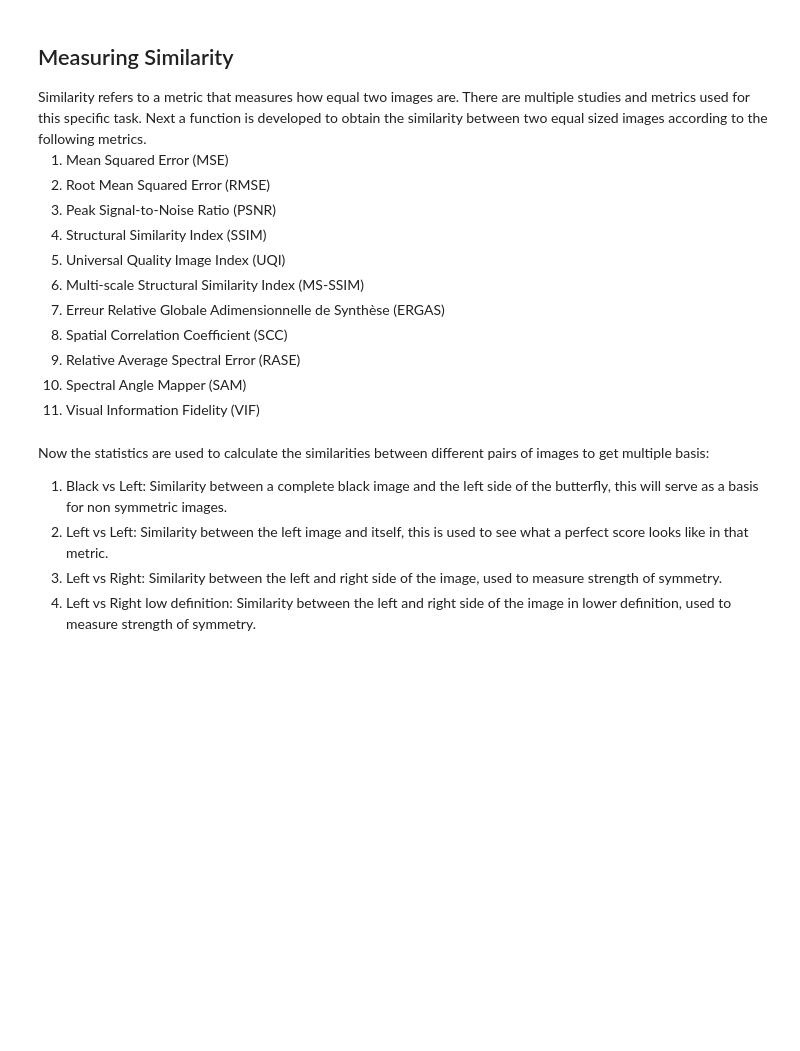
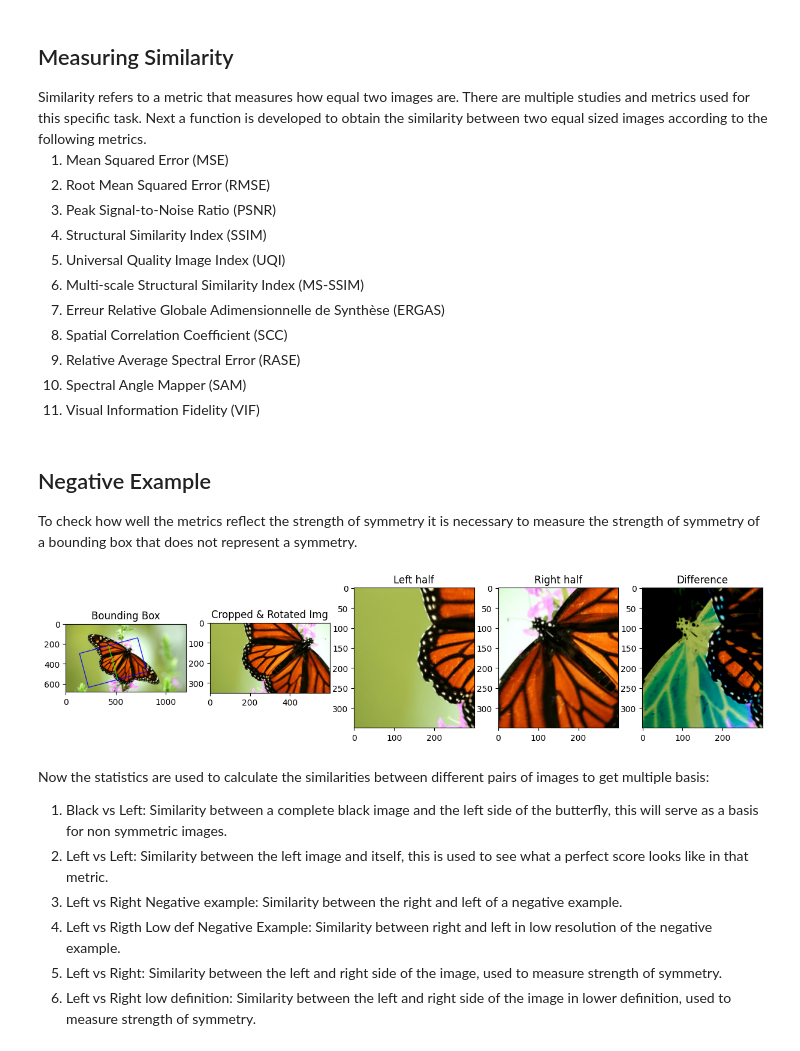
Before and after one commit to GMuradas99/Strength-Of-Symmetry, a Jupyter notebook: symmetry-strength.ipynb, the cells around one changed output. Drawn from its saved outputs; the diff is of its cells as text; code cells hidden in the pictures; blank space fills up the shorter version.

Commit message:
Added Negative example.

```diff
--- a/symmetry-strength.ipynb
+++ b/symmetry-strength.ipynb
@@ -188,9 +188,68 @@ def getMetrics(title, img1, img2):
     }, index=[title])
 
     return result
+# %% [markdown]
+<h2>Negative Example</h2>
+To check how well the metrics reflect the strength of symmetry it is necessary to measure the strength of symmetry of a bounding box that does not represent a symmetry.
+# %%
+img = cv2.imread('butterfly.jpg')
+img = cv2.cvtColor(img, cv2.COLOR_BGR2RGB)
+
+# Keypoints for the bounding box and axis of symmetry
+startVertex = (165,180)
+bbWidthAndLength = (600, 350)
+rotationDegrees = 15
+keyp = ([startVertex, (startVertex[0]+bbWidthAndLength[0],startVertex[1]), (startVertex[0],startVertex[1]+bbWidthAndLength[1]), (startVertex[0]+bbWidthAndLength[0],startVertex[1]+bbWidthAndLength[1]), (startVertex[0]+bbWidthAndLength[0]//2,startVertex[1]), (startVertex[0]+bbWidthAndLength[0]//2, startVertex[1]+bbWidthAndLength[1])])
+# Rotating keypoints
+rotationMatrix = cv2.getRotationMatrix2D((img.shape[1]//2,img.shape[0]//2),rotationDegrees,1)
+rotkeyp = transformKeypoints(keyp, rotationMatrix)
+
+# Drawing the lines for the bounding box
+display = img.copy()
+cv2.line(display, rotkeyp[0], rotkeyp[1], [0,0,255], 5)
+cv2.line(display, rotkeyp[0], rotkeyp[2], [0,0,255], 5)
+cv2.line(display, rotkeyp[3], rotkeyp[2], [0,0,255], 5)
+cv2.line(display, rotkeyp[3], rotkeyp[1], [0,0,255], 5)
+# Drawing the symmetry axis
+cv2.line(display, rotkeyp[4], rotkeyp[5], [0,255,0], 5)
+
+# Rotating the image
+rotationMatrix = cv2.getRotationMatrix2D((img.shape[1]//2,img.shape[0]//2),-rotationDegrees,1)
+rotate = cv2.warpAffine(img,rotationMatrix,(img.shape[1], img.shape[0]))
+
+# Cropping the rotated image
+startPoint = startVertex
+length = bbWidthAndLength
+cropped = rotate[startPoint[1]:startPoint[1]+length[1], startPoint[0]:startPoint[0]+length[0]]
+
+# Cropping right and left halves
+leftHalfNegExample = cropped[:, :length[0]//2]
+rightHalfNegExample = cropped[:, length[0]//2:]
+# Mirroring the right side
+rightHalfNegExample = cv2.flip(rightHalfNegExample, 1)
+
+# Low Definition
+lowDefLeftNegExample = cv2.resize(leftHalfNegExample, (leftHalfNegExample.shape[1]//ratio, leftHalfNegExample.shape[0]//ratio))
+lowDefRightNegExample = cv2.resize(rightHalfNegExample, (leftHalfNegExample.shape[1]//ratio, leftHalfNegExample.shape[0]//ratio))
+
+#Difference
+diff = cv2.subtract(leftHalfNegExample, rightHalfNegExample)
+
+# Display
+_, ax = plt.subplots(1,5, figsize=(15, 5))
+ax[0].imshow(display), ax[0].set_title(f'Bounding Box')
+ax[1].imshow(cropped), ax[1].set_title(f'Cropped & Rotated Img')
+ax[2].imshow(leftHalfNegExample), ax[2].set_title(f'Left half')
+ax[3].imshow(rightHalfNegExample), ax[3].set_title(f'Right half')
+ax[4].imshow(diff), ax[4].set_title(f'Difference')
+plt.show()
+# %% [output]
+[figure, added]
 # %% [markdown]
 Now the statistics are used to calculate the similarities between different pairs of images to get multiple basis:
 1. Black vs Left: Similarity between a complete black image and the left side of the butterfly, this will serve as a basis for non symmetric images.
 2. Left vs Left: Similarity between the left image and itself, this is used to see what a perfect score looks like in that metric.
-3. Left vs Right: Similarity between the left and right side of the image, used to measure strength of symmetry.
-4. Left vs Right low definition: Similarity between the left and right side of the image in lower definition, used to measure strength of symmetry.
+3. Left vs Right Negative example: Similarity between the right and left of a negative example.
+4. Left vs Rigth Low def Negative Example: Similarity between right and left in low resolution of the negative example.
+5. Left vs Right: Similarity between the left and right side of the image, used to measure strength of symmetry.
+6. Left vs Right low definition: Similarity between the left and right side of the image in lower definition, used to measure strength of symmetry.
```
Also changed, not shown: parts of 7 cells of this notebook.
